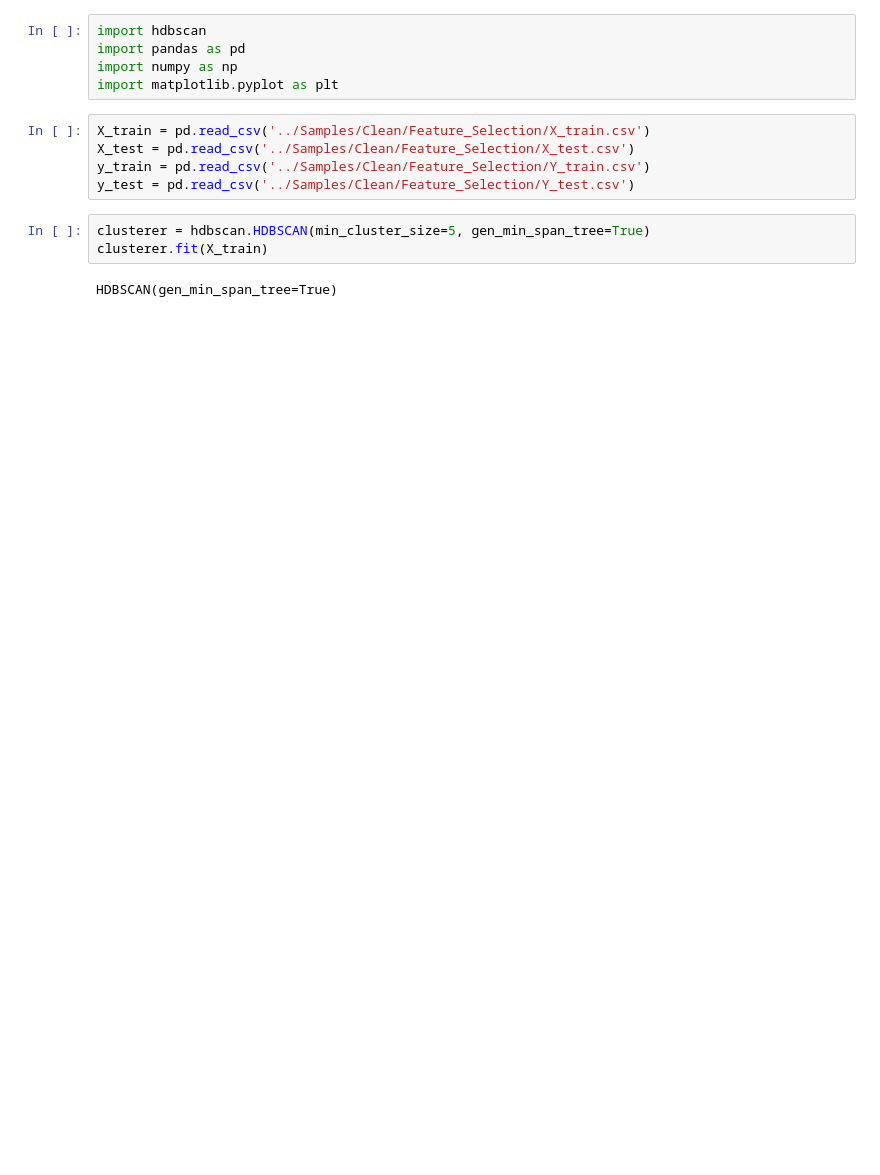
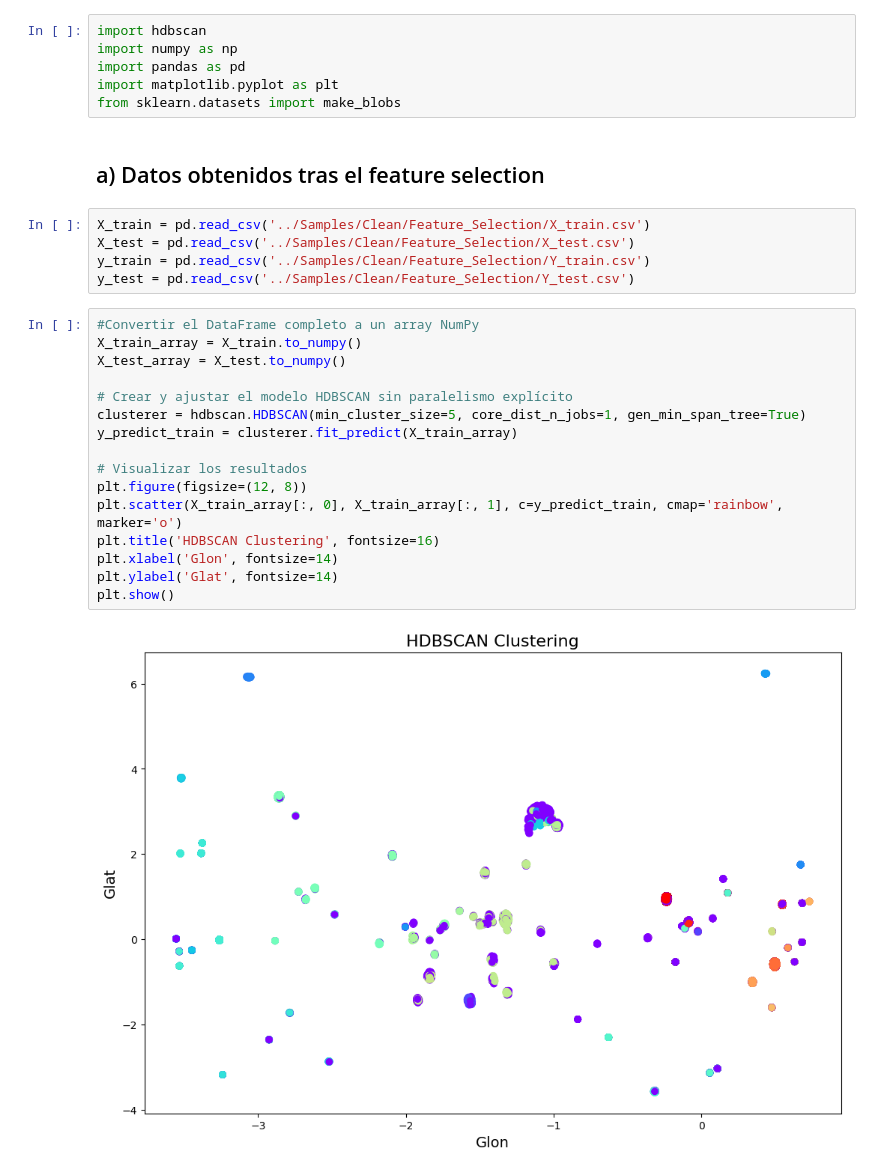
Before and after one commit to TatianaCC/STARS_FinalProject, a Jupyter notebook: src/Class_HDBSCAN.ipynb, the cells around one changed output. Saved outputs shown, nothing was run; the diff lists cells and outputs as text; blank space fills up the shorter version.

Commit message:
models update sil 240608

```diff
--- a/src/Class_HDBSCAN.ipynb
+++ b/src/Class_HDBSCAN.ipynb
@@ -1,15 +1,31 @@
 # %%
 import hdbscan
+import numpy as np
 import pandas as pd
-import numpy as np
 import matplotlib.pyplot as plt
+from sklearn.datasets import make_blobs
+# %% [markdown]
+## a) Datos obtenidos tras el feature selection
 # %%
 X_train = pd.read_csv('../Samples/Clean/Feature_Selection/X_train.csv')
 X_test = pd.read_csv('../Samples/Clean/Feature_Selection/X_test.csv')
 y_train = pd.read_csv('../Samples/Clean/Feature_Selection/Y_train.csv')
 y_test = pd.read_csv('../Samples/Clean/Feature_Selection/Y_test.csv')
-# %%
-clusterer = hdbscan.HDBSCAN(min_cluster_size=5, gen_min_span_tree=True)
-clusterer.fit(X_train)
-# %% [output]
-HDBSCAN(gen_min_span_tree=True)
+# %%
+#Convertir el DataFrame completo a un array NumPy
+X_train_array = X_train.to_numpy()
+X_test_array = X_test.to_numpy()
+
+# Crear y ajustar el modelo HDBSCAN sin paralelismo explícito
+clusterer = hdbscan.HDBSCAN(min_cluster_size=5, core_dist_n_jobs=1, gen_min_span_tree=True)
+y_predict_train = clusterer.fit_predict(X_train_array)
+
+# Visualizar los resultados
+plt.figure(figsize=(12, 8))
+plt.scatter(X_train_array[:, 0], X_train_array[:, 1], c=y_predict_train, cmap='rainbow', marker='o')
+plt.title('HDBSCAN Clustering', fontsize=16)
+plt.xlabel('Glon', fontsize=14)
+plt.ylabel('Glat', fontsize=14)
+plt.show()
+# %% [output]
+[figure, added]
```
Also changed, not shown: parts of 26 cells of this notebook, 4 other files.
